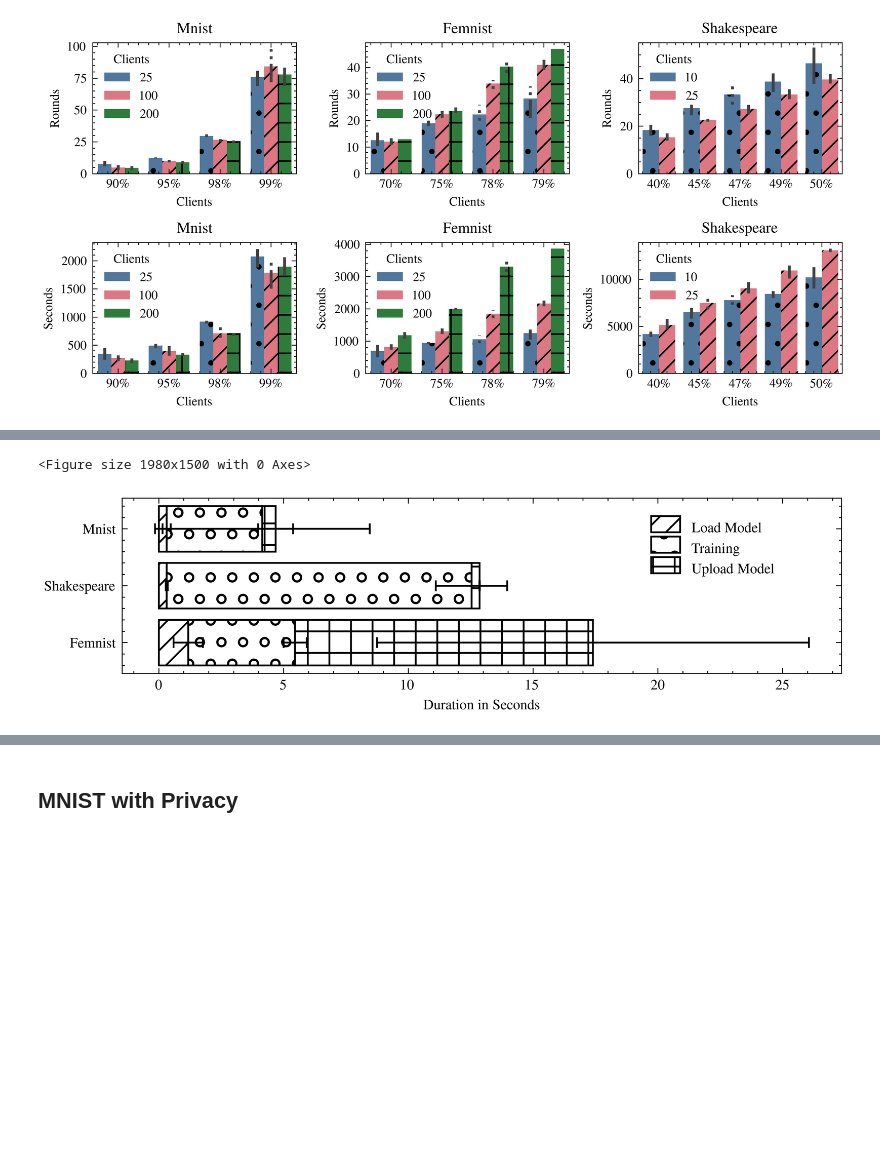
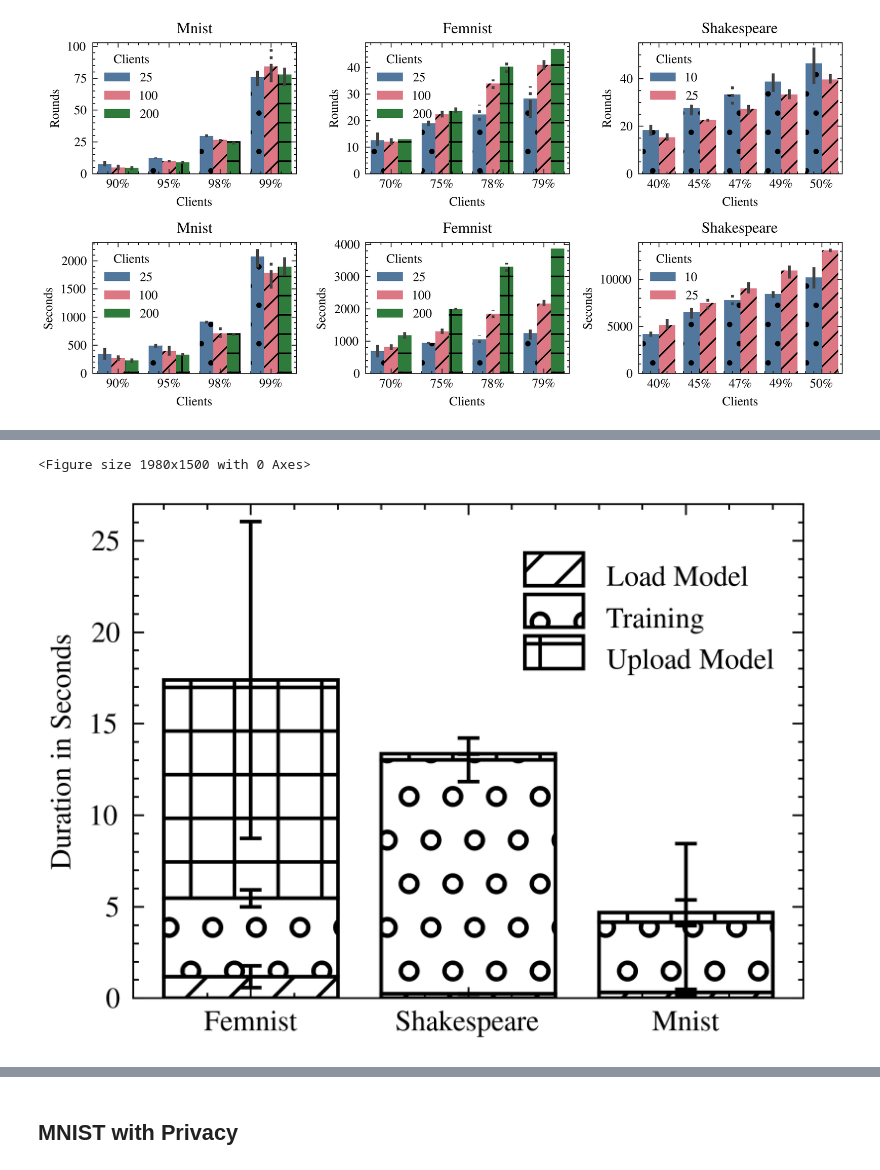
Before and after one commit to Serverless-Federated-Learning/FedLesScan, a Jupyter notebook: experiments/fedless-analysis.ipynb, the cells around one changed output, grey strips where cells are left out. Cells and saved outputs as stored; diff of their text form; code cells hidden in the pictures; blank space fills up the shorter version.

```diff
--- a/experiments/fedless-analysis.ipynb
+++ b/experiments/fedless-analysis.ipynb
@@ -31,6 +31,6 @@ plt.style.use(['science', 'bright', 'ieee'])
 # %%
 flower_df = process_flower_logs(FLOWER_LOGS_DIR)
 fedkeeper_df, fedkeeper_clients_df = read_fedless_logs(f"{ROOT_OUT_DIR}/fedkeeper*-*-*-*-*-*-*")
-fedless_df, fedless_clients_df = read_fedless_logs(f"{ROOT_OUT_DIR}/fedless-[!df]*-*-*-*-*-*", ignore_dp=True) # [!d] ignores DP experiments
-fedless_dp_df, fedless_dp_clients_df = read_fedless_logs(f"{ROOT_OUT_DIR}/fedless-dp-*", ignore_dp=False)
-fedless_flower_df, fedless_flower_clients_df = read_fedless_logs(f"{ROOT_OUT_DIR}/fedless-flower-*", ignore_flower=False)
+fedless_df, fedless_clients_df = read_fedless_logs(f"{ROOT_OUT_DIR}/fedless-[!d]*-*-*-*-*-*", ignore_dp=True, ignore_flower=True) # [!d] ignores DP experiments
+fedless_dp_df, fedless_dp_clients_df = read_fedless_logs(f"{ROOT_OUT_DIR}/fedless-dp-*", ignore_dp=False, ignore_flower=True)
+fedless_flower_df, fedless_flower_clients_df = read_fedless_logs(f"{ROOT_OUT_DIR}/fedless-flower-*", ignore_flower=False, ignore_dp=True)
@@ -390,11 +371,10 @@ log_df.sort_index(inplace=True)
 # %%
-log_df = pd.read_csv("/Users/andreas/Downloads/downloaded-logs-20210811-151304.csv")
+log_df = pd.read_csv(ROOT_OUT_DIR / "fedkeeper-fedless-gcloud-logs/downloaded-logs-20210811-151304-client-indep-secure-1-july-august.csv")
 log_df = log_df[["labels.execution_id", "timestamp", "textPayload"]]
 log_df["timestamp"] = pd.to_datetime(log_df["timestamp"])
 log_df.rename(columns={"labels.execution_id": "execution_id"}, inplace=True)
 log_df.set_index(["execution_id", "timestamp"], inplace=True)
 log_df.sort_index(inplace=True)
-#log_df = log_df[log_df["textPayload"].str.contains("fedless")]
 
 log_events = [
         ("load-model", ("Loading model from database", "Model successfully loaded")),
@@ -443,7 +423,7 @@ for name, group_df in log_df.groupby(["execution_id"]):
 
         model_size = group_df[group_df["textPayload"].str.contains("Serialized parameters:")].iloc[0].apply(lambda x: int(x.split(" ")[-2])).values[0]
         #client_id = group_df[group_df["textPayload"].str.contains("client_id=")].iloc[0].apply(lambda x: str(x.split("=")[-1])).values[0]
-        model = { 2330095: "mnist", 26416831: "femnist", 6549449: "shakespeare"}.get(model_size)
+        model = { 2330095: "mnist", 26416831: "femnist", 3275841: "shakespeare"}.get(model_size)
 
         records.append({
             "execution_id": name,
@@ -454,11 +434,6 @@ for name, group_df in log_df.groupby(["execution_id"]):
         })
     except IndexError as e:
         pass
-            #print(f"Skipping event {event}")
-fl_timing_details_df = pd.DataFrame.from_records(records)#.set_index("execution_id")
-#fl_timing_details_df = fl_timing_details_df[fl_timing_details_df["cache-hit"] != fl_timing_details_df["cache-miss"]] # Only pure warm + cold starts
-#fl_timing_details_df["cold"] = fl_timing_details_df["cache-miss"]
-#fl_timing_details_df["token-verification"] = fl_timing_details_df.apply(lambda row : row["token-verification-cold"] if row["cold"] else row["token-verification-warm"], axis=1)
-#fl_timing_details_df = fl_timing_details_df[fl_timing_details_df["store-model"] < 10.0]
+fl_timing_details_df = pd.DataFrame.from_records(records).set_index("execution_id")
 fl_timing_details_df
 # %% [output]
@@ -490,68 +466,67 @@ grouped_std_mnist = grouped_std.loc["mnist"]
 
 
 plt.clf()
-fig, ax = plt.subplots(figsize=(7.167, 7.167 / 4)) #, figsize=(12, 10))# plot bars
+fig, ax = plt.subplots() #, figsize=(12, 10))# plot bars # figsize=(7.167 /, 7.167 / 4)
 
-y = np.arange(0, len(grouped_df))
-
-left_fm, left_sh, left_mn = None, None, None
+bottom_fm, bottom_sh, bottom_mn = None, None, None
 events = ["load-model", "training", "store-model"]
 event_names = ["Load Model", "Training", "Upload Model"]
 colors = ["tab:blue", "tab:green", "tab:red", "tab:purple", "tab:orange"]
 hatches = itertools.cycle(['//', 'o', '+', 'x', '-', '.', 'x', '\\', '', '', 'O', '.'])
 for event, event_name, color in zip(events, event_names, colors):
     hatch = next(hatches)
     vals_fm = grouped_mean_femnist[event]
-    ax.barh(
-        y=0,
-        width=vals_fm,
-        xerr=grouped_std_femnist[event],
+    ax.bar(
+        x=0,
+        height=vals_fm,
+        yerr=grouped_std_femnist[event],
         label=event_name,
-        left=left_fm,
+        bottom=bottom_fm,
         color=color,
         hatch=hatch,
         fill=False,
         capsize=3.0
     )
-    left_fm = left_fm or 0
-    left_fm += vals_fm
+    bottom_fm = bottom_fm or 0
+    bottom_fm += vals_fm
 
     vals_sh = grouped_mean_shakespeare[event]
-    ax.barh(
-        y=1,
-        width=vals_sh,
-        xerr=grouped_std_shakespeare[event],
-        left=left_sh,
+    ax.bar(
+        x=1,
+        height=vals_sh,
+        yerr=grouped_std_shakespeare[event],
+        bottom=bottom_sh,
         color=color,
         hatch=hatch,
         fill=False,
         capsize=3.0
     )
-    left_sh = left_sh or 0
-    left_sh += vals_sh
+    bottom_sh = bottom_sh or 0
+    bottom_sh += vals_sh
 
     vals_mn = grouped_mean_mnist[event]
-    ax.barh(
-        y=2,
-        width=vals_mn,
-        xerr=grouped_std_mnist[event],
-        left=left_mn,
+    ax.bar(
+        x=2,
+        height=vals_mn,
+        yerr=grouped_std_mnist[event],
+        bottom=bottom_mn,
         color=color,
         hatch=hatch,
         fill=False,
         capsize=3.0
     )
-    left_mn = left_mn or 0
-    left_mn += vals_mn
+    bottom_mn = bottom_mn or 0
+    bottom_mn += vals_mn
 
-ax.set_yticks([0, 1, 2])
-ax.set_yticklabels(["Femnist", "Shakespeare", "Mnist"])
-ax.set_xscale('linear')
-ax.set_xlabel('Duration in Seconds')
-leg = fig.legend(loc=(0.75, 0.6))
+ax.set_xticks([0, 1, 2])
+ax.set_xticklabels(["Femnist", "Shakespeare", "Mnist"])
+#ax.set_xscale('linear')
+ax.set_ylabel('Duration in Seconds')
+leg = fig.legend(loc=(0.6, 0.65))
 for patch in leg.get_patches():
     patch.set_height(9)
+ax.set_ylim(0.0, 27.0)
 fig.savefig(PLOT_OUTPUT_DIR / f"fedless-gcloud-timings.pdf" ,bbox_inches = 'tight',pad_inches = 0,  dpi=300)
 # %% [output]
 <Figure size 1980x1500 with 0 Axes>
-[figure, old version]
+[figure, new version]
```
Also changed, not shown: parts of 26 cells of this notebook.
